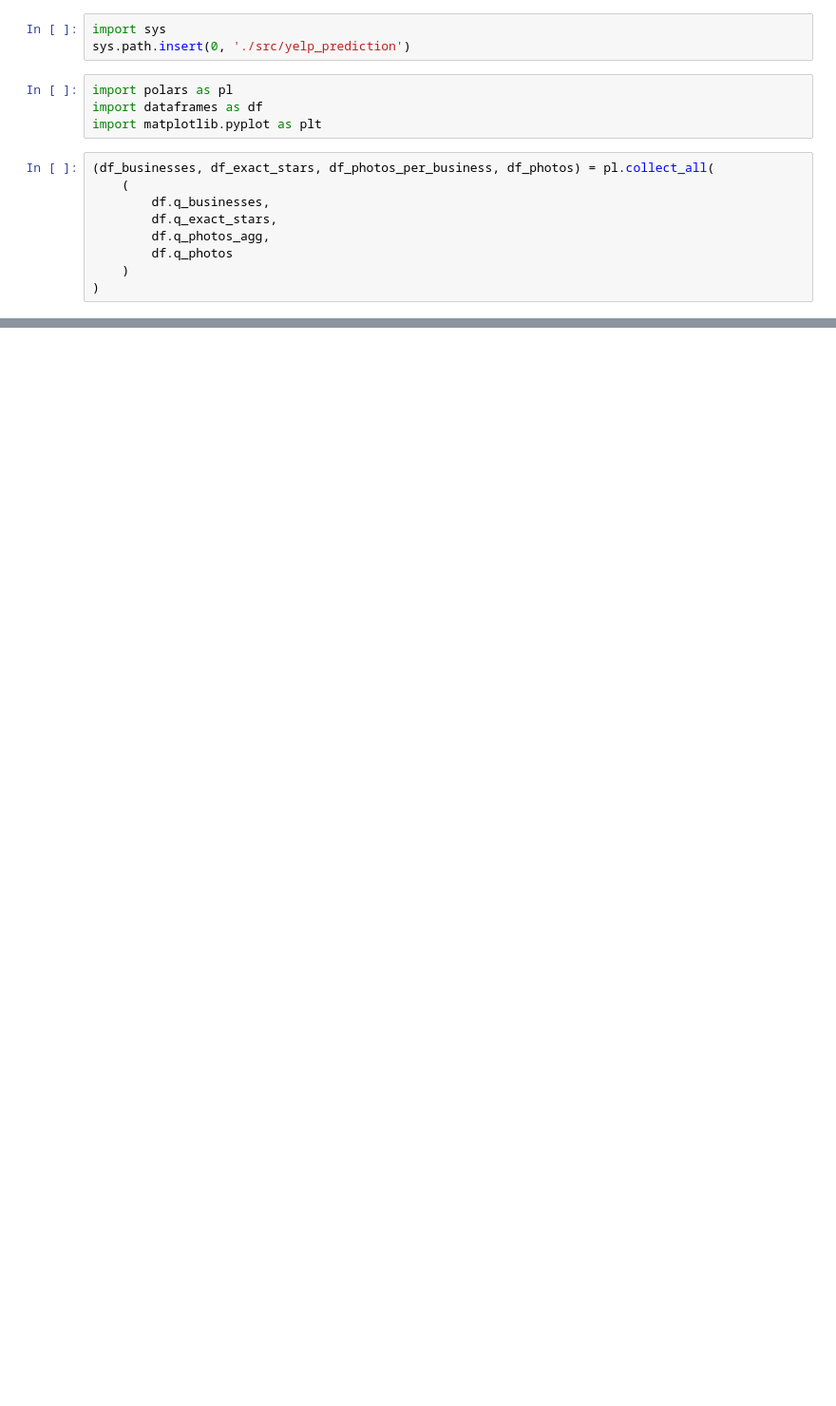
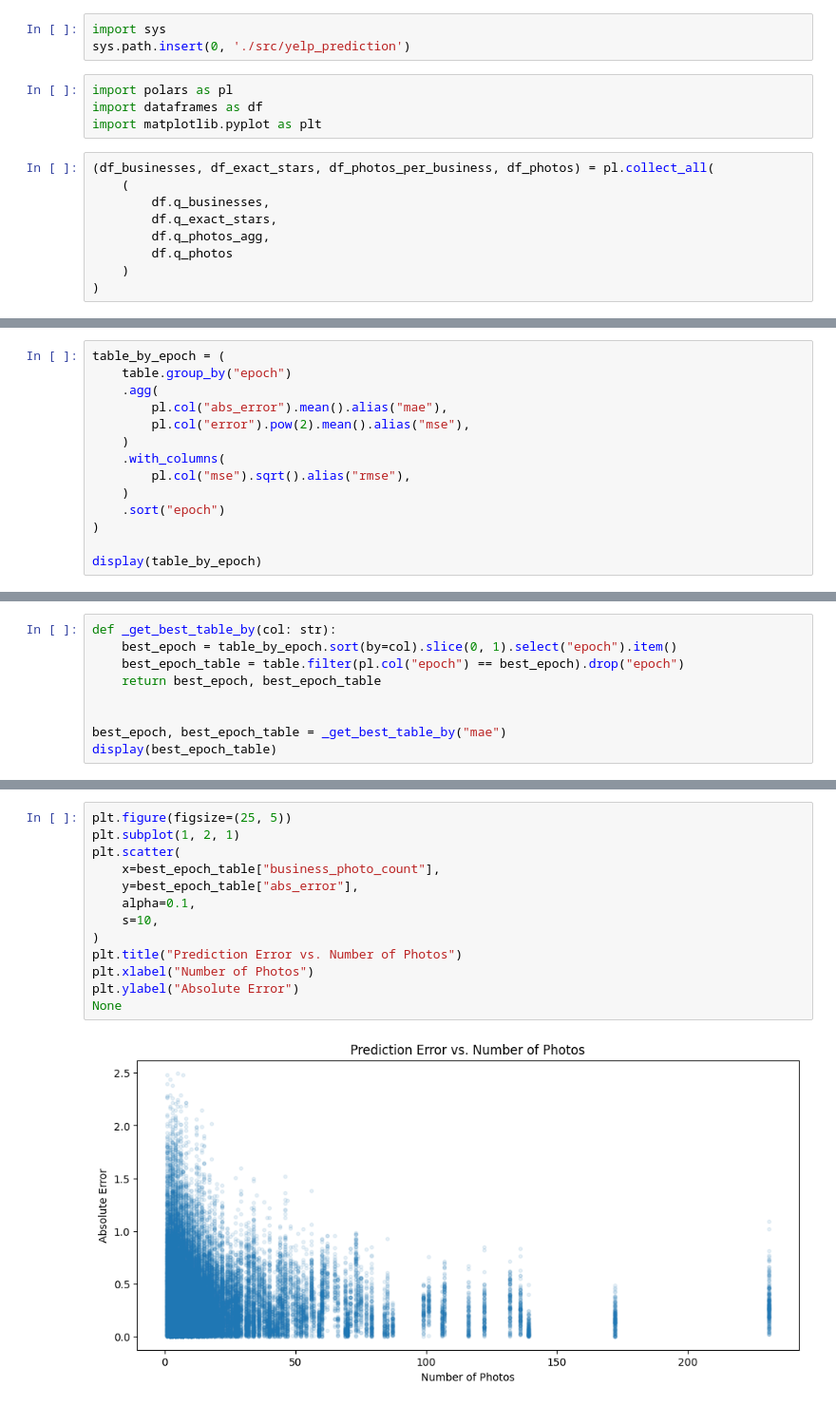
Before and after one commit to ascandone/yelp-prediction, a Jupyter notebook: predictions-analysis.ipynb, the cells around one changed output, grey strips where cells are left out. Shown at 95% size. Cells and saved outputs as stored; diff of their text form; blank space fills up the shorter version.

Commit message:
added plots

```diff
--- a/predictions-analysis.ipynb
+++ b/predictions-analysis.ipynb
@@ -79,0 +75,14 @@ shape: (340_220, 11)
+# %%
+table_by_epoch = (
+    table.group_by("epoch")
+    .agg(
+        pl.col("abs_error").mean().alias("mae"),
+        pl.col("error").pow(2).mean().alias("mse"),
+    )
+    .with_columns(
+        pl.col("mse").sqrt().alias("rmse"),
+    )
+    .sort("epoch")
+)
+
+display(table_by_epoch)
@@ -79,0 +104,9 @@ shape: (340_220, 11)
+# %%
+def _get_best_table_by(col: str):
+    best_epoch = table_by_epoch.sort(by=col).slice(0, 1).select("epoch").item()
+    best_epoch_table = table.filter(pl.col("epoch") == best_epoch).drop("epoch")
+    return best_epoch, best_epoch_table
+
+
+best_epoch, best_epoch_table = _get_best_table_by("mae")
+display(best_epoch_table)
@@ -79,0 +128,15 @@ shape: (340_220, 11)
+# %%
+plt.figure(figsize=(25, 5))
+plt.subplot(1, 2, 1)
+plt.scatter(
+    x=best_epoch_table["business_photo_count"],
+    y=best_epoch_table["abs_error"],
+    alpha=0.1,
+    s=10,
+)
+plt.title("Prediction Error vs. Number of Photos")
+plt.xlabel("Number of Photos")
+plt.ylabel("Absolute Error")
+None
+# %% [output]
+[figure, added]
```
Also changed, not shown: parts of 5 cells of this notebook.
